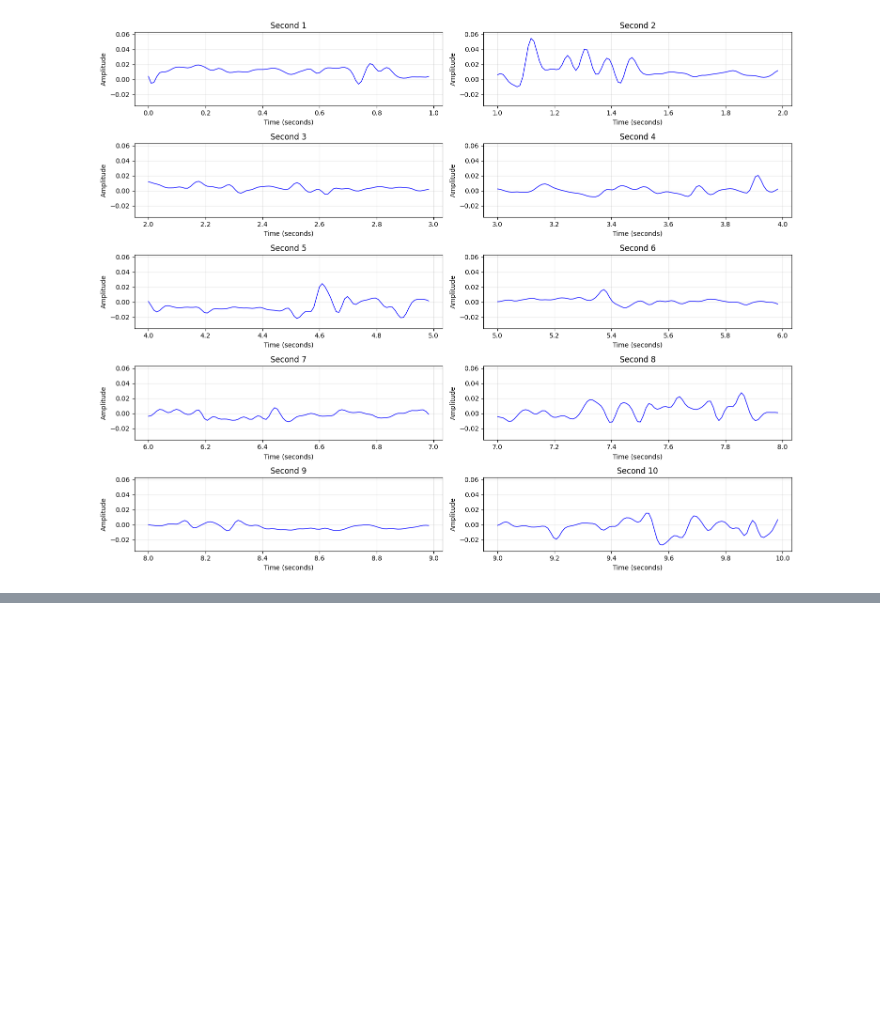
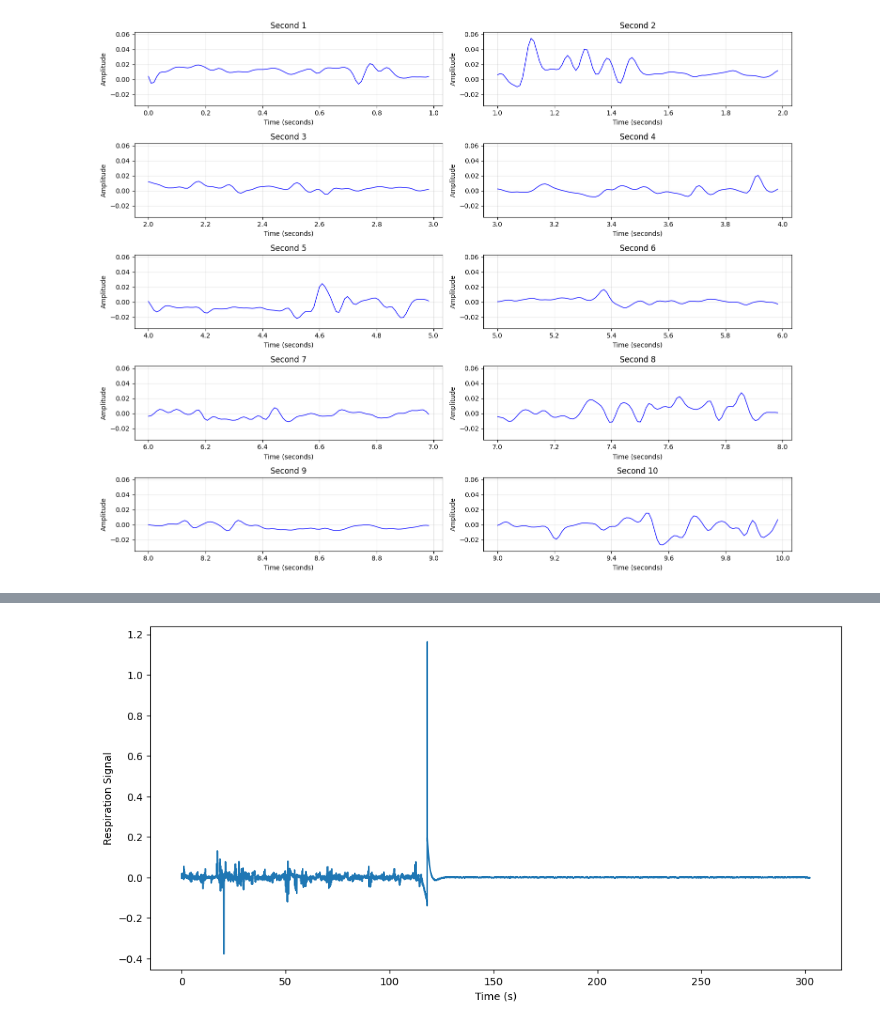
Before and after one commit to padillacoreanolab/respiratory_pilot, a Jupyter notebook: ten_second_analysis.ipynb, the cells around one changed output, grey strips where cells are left out. Cells and saved outputs as stored; diff of their text form; code cells hidden in the pictures; blank space fills up the shorter version.

```diff
--- a/ten_second_analysis.ipynb
+++ b/ten_second_analysis.ipynb
@@ -61,6 +61,6 @@ resp_data = ecg_stream.data
 fs = ecg_stream.fs
 start_time = ecg_stream.start_time
 data_shape = ecg_stream.data.shape
-size = ecg_stream.size
+size = resp_data.shape[0]
 channel = ecg_stream.channel
 stream_name = ecg_stream.name
@@ -104,3 +143,16 @@ importlib.reload(resp_plotting)
 resp_plotting.plot_respiratory_data_by_second(rsp_cleaned, fs, start_time)
 # %% [output]
 [figure]
+# %%
+# Generate timestamps
+timestamps = np.arange(0, total_duration, 1/fs)  # Create time axis
+
+# Create the respiration dataframe
+resp_df = pd.DataFrame({
+    "Timestamp (s)": timestamps,
+    "Respiration Value": rsp_cleaned,
+    "Behavioral Event": np.nan  # To be filled later from BORIS mapping
+})
+
+
+resp_df.head()
@@ -106,0 +166,9 @@ resp_plotting.plot_respiratory_data_by_second(rsp_cleaned, fs, start_time)
+# %%
+# Plot data
+plt.figure(figsize=(12, 6))
+plt.plot(resp_df["Timestamp (s)"], resp_df["Respiration Value"])
+plt.xlabel("Time (s)")
+plt.ylabel("Respiration Signal")
+plt.show()
+# %% [output]
+[figure, added]
```
Also changed, not shown: parts of 11 cells of this notebook.
